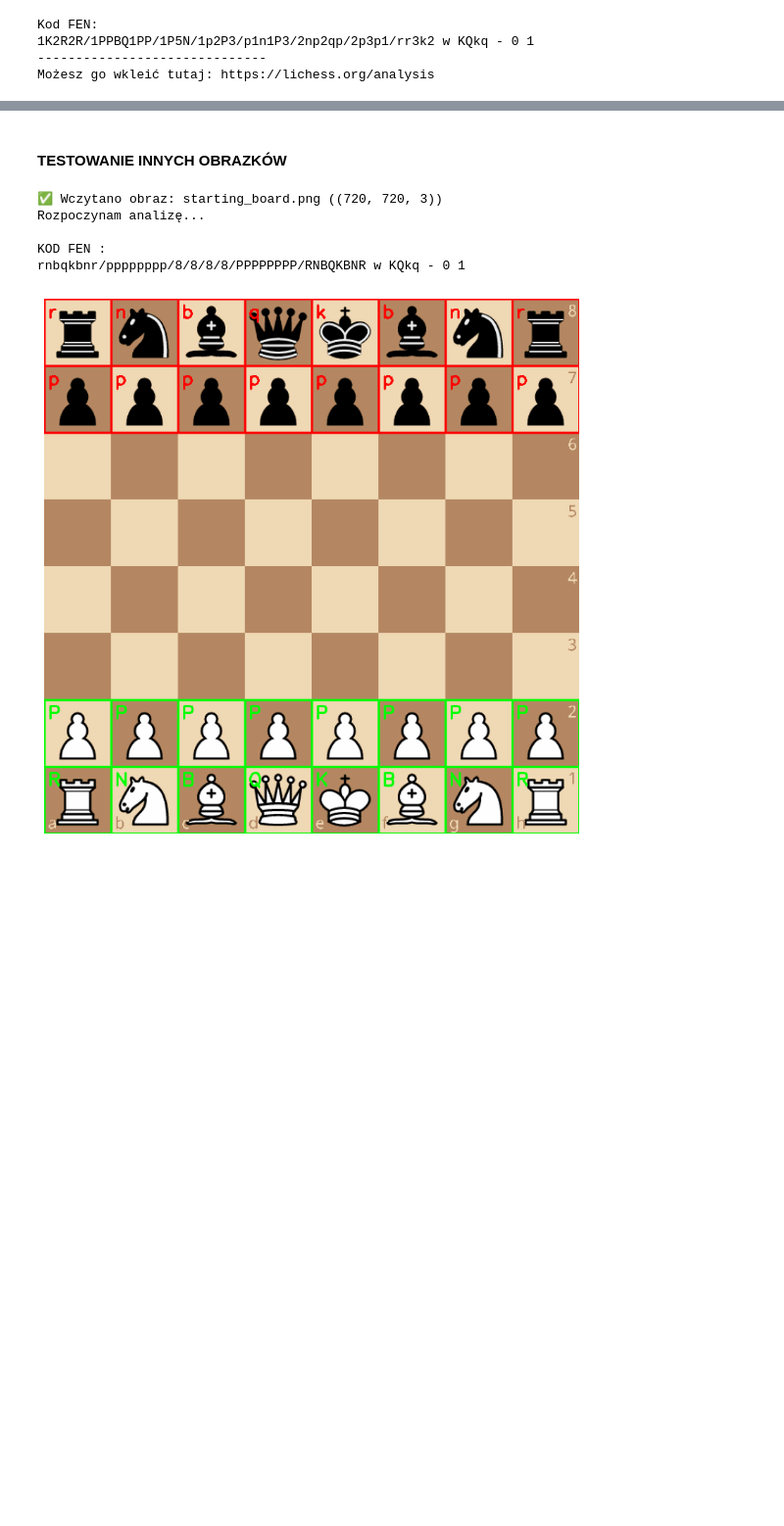
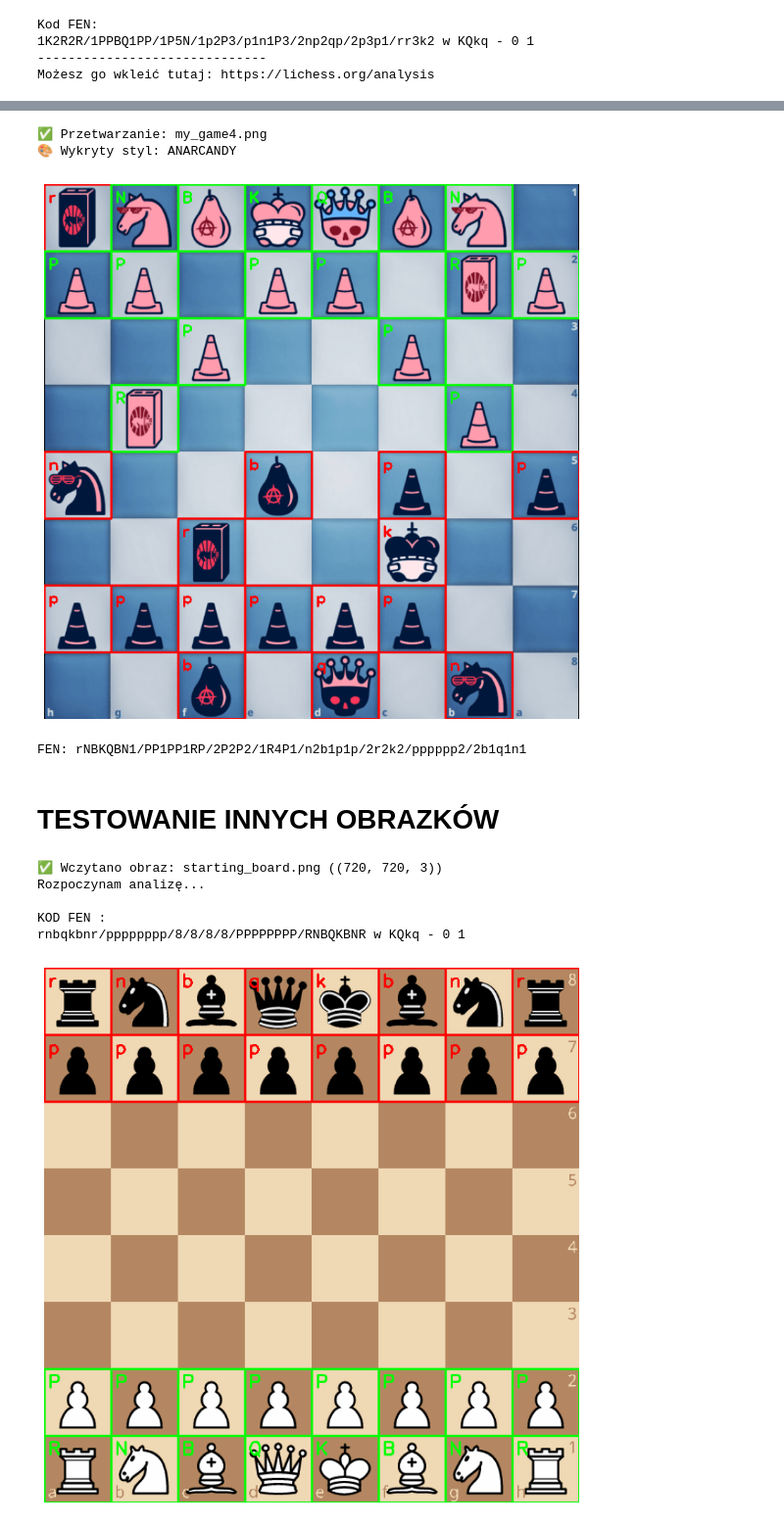
Before and after one commit to Psyhackological/opencv-chess-fen, a Jupyter notebook: chess_board_analyzer.ipynb.ipynb, the cells around one changed output, grey strips where cells are left out. Shown at 98% size. Cells and saved outputs as stored; diff of their text form; code cells hidden in the pictures; blank space fills up the shorter version.

```diff
--- a/chess_board_analyzer.ipynb.ipynb
+++ b/chess_board_analyzer.ipynb.ipynb
@@ -96,7 +97,7 @@ import matplotlib.pyplot as plt
 
 NAZWA_PLIKU = 'my_game.png'
 SCIEZKA_FOLDERU = 'assets/sample'
-PIECES_DIR = 'assets/pieces/png'
+PIECES_DIR = 'assets/pieces/cburnett/pngs'
 
 piece_filenames = {
     'P': 'wP.png', 'N': 'wN.png', 'B': 'wB.png', 'R': 'wR.png', 'Q': 'wQ.png', 'K': 'wK.png',
@@ -257,5 +355,81 @@ Możesz go wkleić tutaj: https://lichess.org/analysis
+# %%
+# --- KOMÓRKA 3: ANALIZA OBRAZKA (Z AUTOMATYCZNYM WYKRYWANIEM STYLU) ---
+
+# 1. Wybierz plik
+SCIEZKA_OBRAZKA = 'assets/sample/my_game4.png'  # <--- TU ZMIEŃ PLIK
+
+game_img = cv2.imread(SCIEZKA_OBRAZKA)
+
+if game_img is not None:
+    print(f"✅ Przetwarzanie: {os.path.basename(SCIEZKA_OBRAZKA)}")
+    squares = [game_img[i//8*90:(i//8)*90+90, (i%8)*90:(i%8)*90+90] for i in range(64)]
+
+    # --- AUTOMATYCZNY WYBÓR MOTYWU ---
+    # Zamiast wpisywać nazwę na sztywno, używamy funkcji z Bloku 2
+    detected_theme = detect_best_theme(squares, theme_library)
+
+    # Zabezpieczenie: jeśli automat nic nie znajdzie, użyj domyślnego (np. cburnett)
+    if detected_theme is None:
+        detected_theme = 'cburnett'
+        print("⚠️ Nie wykryto stylu automatycznie, używam domyślnego: cburnett")
+
+    print(f"🎨 Wykryty styl: {detected_theme.upper()}")
+    current_templates = theme_library[detected_theme]
+
+    board_str = []
+    output_img = game_img.copy()
+
+    for i, sq in enumerate(squares):
+        r, c = i // 8, i % 8
+        if c == 0: board_str.append([])
+
+        # A. Czy puste?
+        # Funkcja robust radzi sobie z różnymi kolorami desek (gradienty, drewno itp.)
+        if is_square_empty_robust(sq):
+            board_str[-1].append('.')
+            continue
+
+        # B. Identyfikacja Hybrydowa (Dopasowuje figury z wykrytego stylu)
+        sym, score = identify_piece_hybrid(sq, current_templates)
+
+        # C. Logika Szachowa (Piony w rzędach 2 i 7)
+        if score < 0.65 and r in [1, 6]:
+             pawn = 'p' if r == 1 else 'P'
+             if sym == pawn: score += 0.3
+
+        # D. Wynik
+        if score > 0.45: # Próg
+            board_str[-1].append(sym)
+            col = (0, 255, 0) if sym.isupper() else (0, 0, 255)
+            # Rysujemy ramkę
+            y, x = r * 90, c * 90
+            cv2.rectangle(output_img, (x, y), (x+90, y+90), col, 2)
+            cv2.putText(output_img, sym, (x+5, y+25), 1, 1.5, col, 2)
+        else:
+            board_str[-1].append('.')
+
+    plt.figure(figsize=(10,10)); plt.imshow(cv2.cvtColor(output_img, cv2.COLOR_BGR2RGB)); plt.axis('off'); plt.show()
+
+    fen = ""
+    for r in board_str:
+        empty = 0
+        for c in r:
+            if c == '.': empty += 1
+            else:
+                if empty > 0: fen += str(empty); empty = 0
+                fen += c
+        if empty > 0: fen += str(empty)
+        fen += "/"
+    print(f"\nFEN: {fen[:-1]}")
+else:
+    print("❌ Błąd pliku")
+# %% [output]
+✅ Przetwarzanie: my_game4.png
+🎨 Wykryty styl: ANARCANDY
+[figure, added]
+FEN: rNBKQBN1/PP1PP1RP/2P2P2/1R4P1/n2b1p1p/2r2k2/pppppp2/2b1q1n1
 # %% [markdown]
-#### **TESTOWANIE INNYCH OBRAZKÓW**
+# **TESTOWANIE INNYCH OBRAZKÓW**
 # %%
 import cv2
 import numpy as np
```
Also changed, not shown: parts of 13 cells of this notebook, 3 other files.
